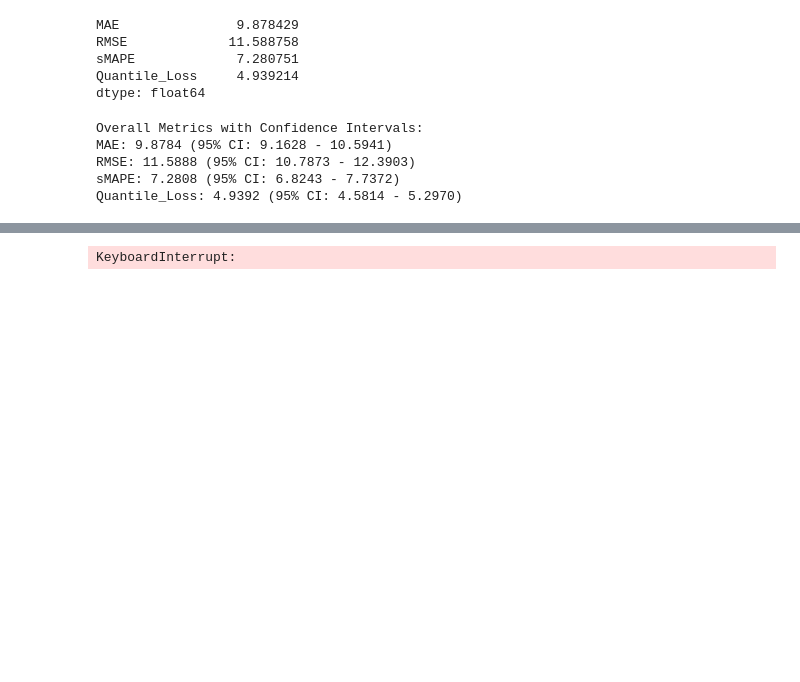
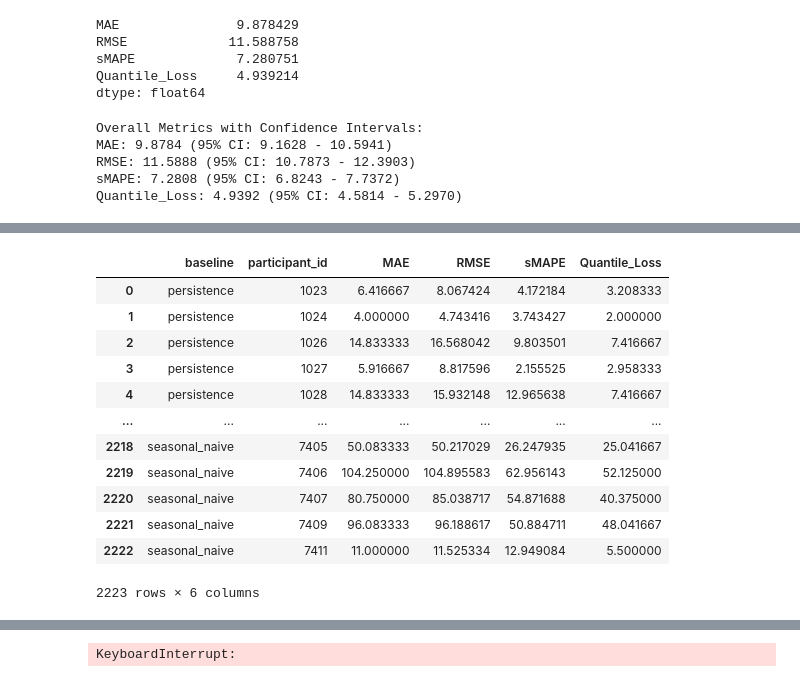
Before and after one commit to shakson-isaac/CGMvm, a Jupyter notebook: CompareModels/lightgbm.ipynb, the cells around one changed output, grey strips where cells are left out. Saved outputs shown, nothing was run; the diff lists cells and outputs as text; code cells hidden in the pictures; blank space fills up the shorter version.

```diff
--- a/CompareModels/lightgbm.ipynb
+++ b/CompareModels/lightgbm.ipynb
@@ -463,0 +587,42 @@ Quantile_Loss: 4.9392 (95% CI: 4.5814 - 5.2970)
+# %%
+# Calculate metrics (MAE, RMSE, sMAPE, Quantile Loss)
+from sklearn.metrics import mean_absolute_error, mean_squared_error
+def smape(y_true, y_pred):
+    return 100 * np.mean(
+        2 * np.abs(y_pred - y_true) / (np.abs(y_pred) + np.abs(y_true) + 1e-8)
+    )
+def quantile_loss(y_true, y_pred, q=0.5):
+    return np.mean(
+        np.maximum(q * (y_true - y_pred), (q - 1) * (y_true - y_pred))
+    )
+def compute_metrics(df):
+    y_true = df["actual_cgm"].values
+    y_pred = df["pred_cgm"].values
+    return pd.Series({
+        "MAE": mean_absolute_error(y_true, y_pred),
+        "RMSE": np.sqrt(mean_squared_error(y_true, y_pred)),
+        "sMAPE": smape(y_true, y_pred),
+        "Quantile_Loss": quantile_loss(y_true, y_pred, q=0.5)
+    })
+# Compute metrics for the each baseline: persistence, rolling mean, seasonal naive within each participant using baseline_df
+metrics = (
+    baseline_df
+    .groupby(["baseline", "participant_id"])
+    .apply(compute_metrics)
+    .reset_index()
+)
+metrics
+# %% [output]
+|  | baseline | participant_id | MAE | RMSE | sMAPE | Quantile_Loss |
+| 0 | persistence | 1023 | 6.416667 | 8.067424 | 4.172184 | 3.208333 |
+| 1 | persistence | 1024 | 4.000000 | 4.743416 | 3.743427 | 2.000000 |
+| 2 | persistence | 1026 | 14.833333 | 16.568042 | 9.803501 | 7.416667 |
+| 3 | persistence | 1027 | 5.916667 | 8.817596 | 2.155525 | 2.958333 |
+| 4 | persistence | 1028 | 14.833333 | 15.932148 | 12.965638 | 7.416667 |
+| ... | ... | ... | ... | ... | ... | ... |
+| 2218 | seasonal_naive | 7405 | 50.083333 | 50.217029 | 26.247935 | 25.041667 |
+| 2219 | seasonal_naive | 7406 | 104.250000 | 104.895583 | 62.956143 | 52.125000 |
+| 2220 | seasonal_naive | 7407 | 80.750000 | 85.038717 | 54.871688 | 40.375000 |
+| 2221 | seasonal_naive | 7409 | 96.083333 | 96.188617 | 50.884711 | 48.041667 |
+| 2222 | seasonal_naive | 7411 | 11.000000 | 11.525334 | 12.949084 | 5.500000 |
+2223 rows × 6 columns
```
Also changed, not shown: parts of 14 cells of this notebook.
